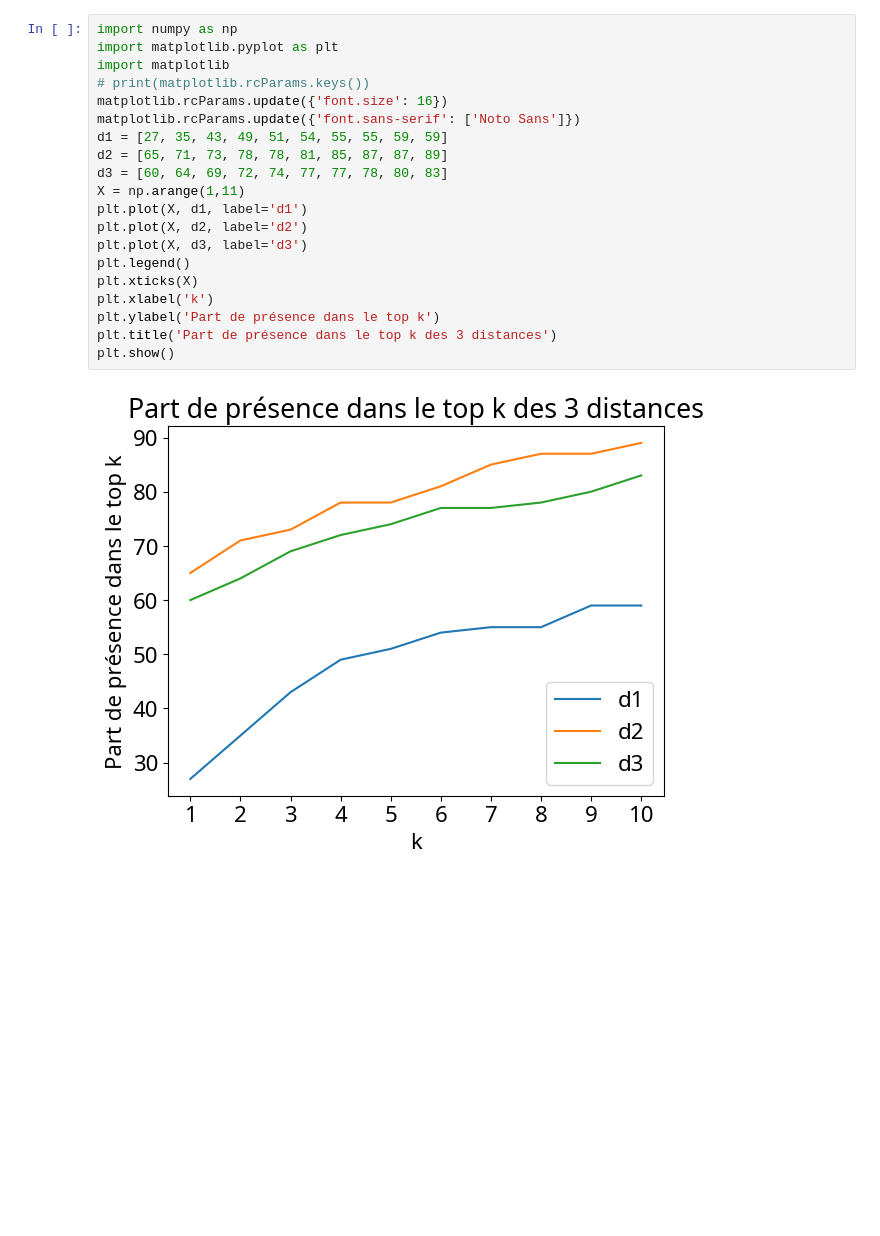
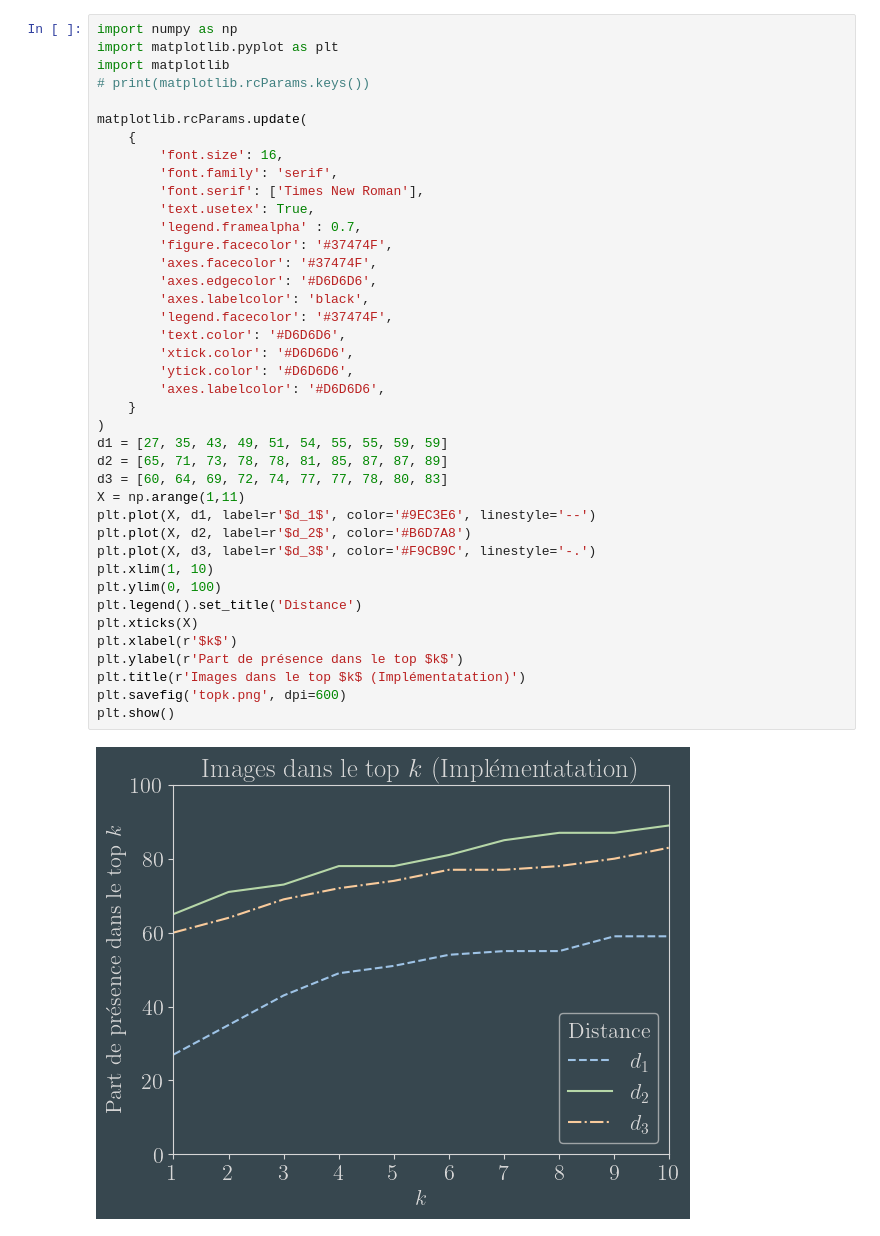
Before and after one commit to Clemflannagahn/INF8801A-Projet, a Jupyter notebook: plots.ipynb, the cells around one changed output. Saved outputs shown, nothing was run; the diff lists cells and outputs as text; blank space fills up the shorter version.

Commit message:
Better plots

```diff
--- a/plots.ipynb
+++ b/plots.ipynb
@@ -1,22 +1,42 @@
 # %%
 import numpy as np
 import matplotlib.pyplot as plt
 import matplotlib
 # print(matplotlib.rcParams.keys())
-matplotlib.rcParams.update({'font.size': 16})
-matplotlib.rcParams.update({'font.sans-serif': ['Noto Sans']})
+
+matplotlib.rcParams.update(
+    {
+        'font.size': 16,
+        'font.family': 'serif',
+        'font.serif': ['Times New Roman'],
+        'text.usetex': True,
+        'legend.framealpha' : 0.7,
+        'figure.facecolor': '#37474F',
+        'axes.facecolor': '#37474F',
+        'axes.edgecolor': '#D6D6D6',
+        'axes.labelcolor': 'black',
+        'legend.facecolor': '#37474F',
+        'text.color': '#D6D6D6',
+        'xtick.color': '#D6D6D6',
+        'ytick.color': '#D6D6D6',
+        'axes.labelcolor': '#D6D6D6',
+    }
+)
 d1 = [27, 35, 43, 49, 51, 54, 55, 55, 59, 59]
 d2 = [65, 71, 73, 78, 78, 81, 85, 87, 87, 89]
 d3 = [60, 64, 69, 72, 74, 77, 77, 78, 80, 83]
 X = np.arange(1,11)
-plt.plot(X, d1, label='d1')
-plt.plot(X, d2, label='d2')
-plt.plot(X, d3, label='d3')
-plt.legend()
+plt.plot(X, d1, label=r'$d_1$', color='#9EC3E6', linestyle='--')
+plt.plot(X, d2, label=r'$d_2$', color='#B6D7A8')
+plt.plot(X, d3, label=r'$d_3$', color='#F9CB9C', linestyle='-.')
+plt.xlim(1, 10)
+plt.ylim(0, 100)
+plt.legend().set_title('Distance')
 plt.xticks(X)
-plt.xlabel('k')
-plt.ylabel('Part de présence dans le top k')
-plt.title('Part de présence dans le top k des 3 distances')
+plt.xlabel(r'$k$')
+plt.ylabel(r'Part de présence dans le top $k$')
+plt.title(r'Images dans le top $k$ (Implémentatation)')
+plt.savefig('topk.png', dpi=600)
 plt.show()
 # %% [output]
-[figure, old version]
+[figure, new version]
```
Also changed, not shown: parts of 1 cell of this notebook.
